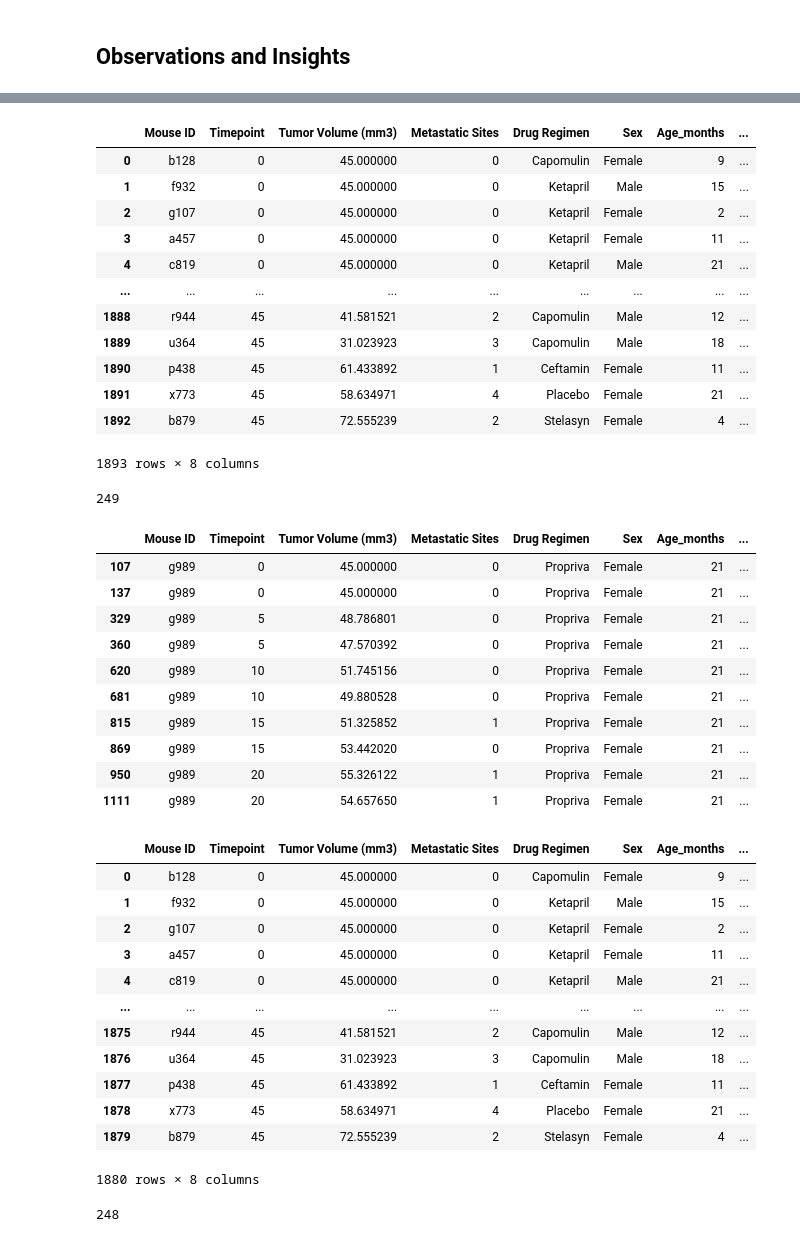
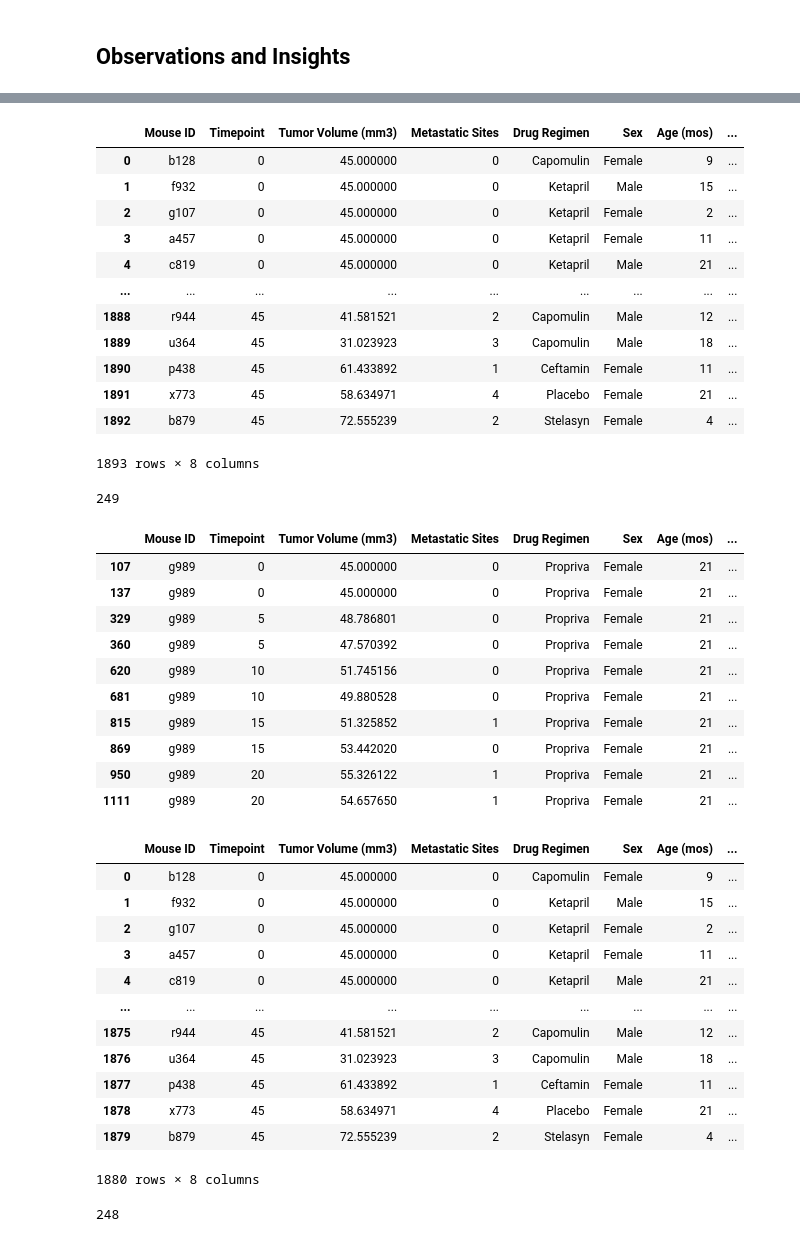
Before and after one commit to SwervingMage86/matplotlib-challenge, a Jupyter notebook: Pymaceuticals/pymaceuticals.ipynb, the cells around one changed output, grey strips where cells are left out. Cells and saved outputs as stored; diff of their text form; code cells hidden in the pictures.

```diff
--- a/Pymaceuticals/pymaceuticals.ipynb
+++ b/Pymaceuticals/pymaceuticals.ipynb
@@ -3,25 +15,25 @@
 # %%
 # Dependencies and Setup
 import matplotlib.pyplot as plt
 import pandas as pd
 import numpy as np
 import scipy.stats as st
 
 # Study data files
 mouse_metadata_path = "data/Mouse_metadata.csv"
 study_results_path = "data/Study_results.csv"
 
 # Read the mouse data and the study results
 mouse_metadata = pd.read_csv(mouse_metadata_path)
 study_results = pd.read_csv(study_results_path)
 
 # Combine the data into a single dataset
 mouse_data = pd.merge(study_results, mouse_metadata, on='Mouse ID', how='left')
-
+mouse_data = mouse_data.rename(columns = {'Age_months':'Age (mos)'})
 # Display the data table for preview
 mouse_data
 # %% [output]
-|  | Mouse ID | Timepoint | Tumor Volume (mm3) | Metastatic Sites | Drug Regimen | Sex | Age_months | ... |
+|  | Mouse ID | Timepoint | Tumor Volume (mm3) | Metastatic Sites | Drug Regimen | Sex | Age (mos) | ... |
 | 0 | b128 | 0 | 45.000000 | 0 | Capomulin | Female | 9 | ... |
 | 1 | f932 | 0 | 45.000000 | 0 | Ketapril | Male | 15 | ... |
 | 2 | g107 | 0 | 45.000000 | 0 | Ketapril | Female | 2 | ... |
@@ -45,7 +57,7 @@ mice_count
 duplicates = mouse_data[mouse_data.duplicated(['Mouse ID','Timepoint'], keep=False)]
 duplicates
 # %% [output]
-|  | Mouse ID | Timepoint | Tumor Volume (mm3) | Metastatic Sites | Drug Regimen | Sex | Age_months | ... |
+|  | Mouse ID | Timepoint | Tumor Volume (mm3) | Metastatic Sites | Drug Regimen | Sex | Age (mos) | ... |
 | 107 | g989 | 0 | 45.000000 | 0 | Propriva | Female | 21 | ... |
 | 137 | g989 | 0 | 45.000000 | 0 | Propriva | Female | 21 | ... |
 | 329 | g989 | 5 | 48.786801 | 0 | Propriva | Female | 21 | ... |
@@ -66,7 +78,7 @@ mouse_data = mouse_data.set_index('Mouse ID').drop('g989').reset_index()
 #mouse_data = mouse_data.reset_index()
 mouse_data
 # %% [output]
-|  | Mouse ID | Timepoint | Tumor Volume (mm3) | Metastatic Sites | Drug Regimen | Sex | Age_months | ... |
+|  | Mouse ID | Timepoint | Tumor Volume (mm3) | Metastatic Sites | Drug Regimen | Sex | Age (mos) | ... |
 | 0 | b128 | 0 | 45.000000 | 0 | Capomulin | Female | 9 | ... |
 | 1 | f932 | 0 | 45.000000 | 0 | Ketapril | Male | 15 | ... |
 | 2 | g107 | 0 | 45.000000 | 0 | Ketapril | Female | 2 | ... |
```
Also changed, not shown: parts of 11 cells of this notebook, 1 other file.
